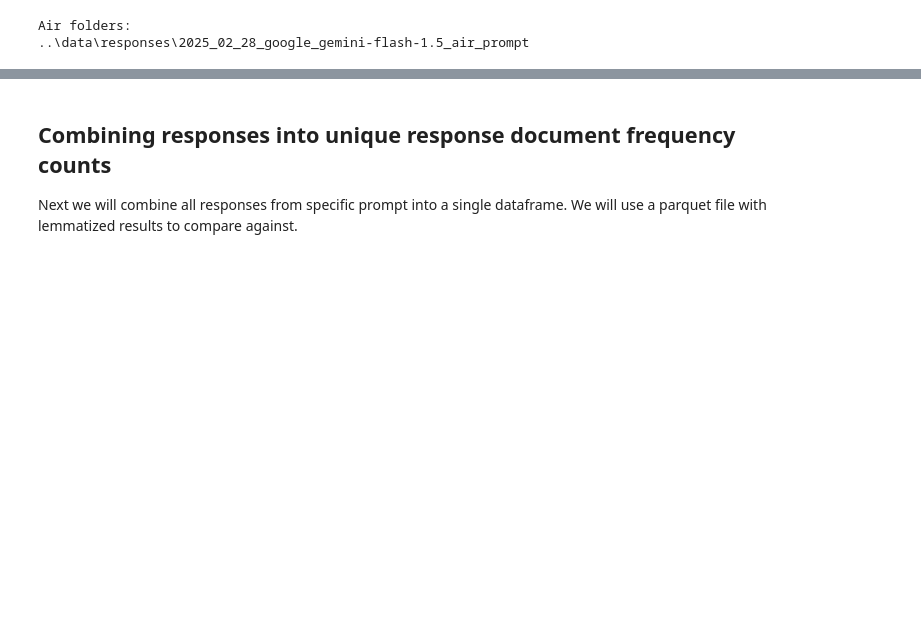
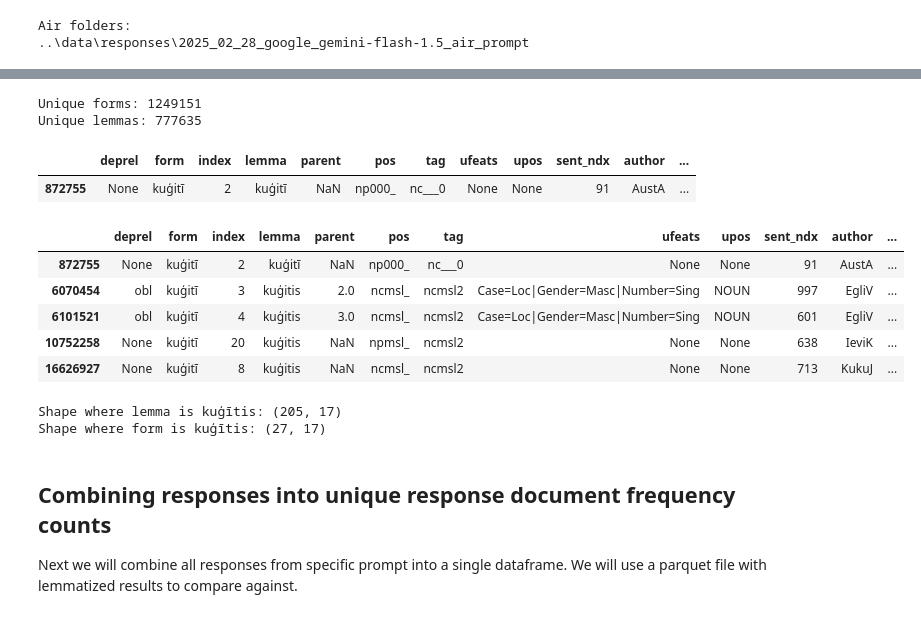
Before and after one commit to ValRCS/lnb_transports, a Jupyter notebook: notebooks/Analyze_Responses.ipynb, the cells around one changed output, grey strips where cells are left out. Drawn from its saved outputs; the diff is of its cells as text; code cells hidden in the pictures; blank space fills up the shorter version.

```diff
--- a/notebooks/Analyze_Responses.ipynb
+++ b/notebooks/Analyze_Responses.ipynb
@@ -404,0 +435,26 @@ create_csv_files(air_files, texts, air_folders, target_folder, save_excel=False)
+# %%
+# how many unique form and how many lemma do we have?
+unique_forms = df["form"].nunique()
+unique_lemmas = df["lemma"].nunique()
+print(f"Unique forms: {unique_forms}")
+print(f"Unique lemmas: {unique_lemmas}")
+# %% [output]
+Unique forms: 1249151
+Unique lemmas: 777635
+# %%
+needle = "kuģitī"
+# print sample of 10 rows where lemma is needle
+df[df["lemma"] == needle].head(10)
+# %% [output]
+|  | deprel | form | index | lemma | parent | pos | tag | ufeats | upos | sent_ndx | author | ... |
+| 872755 | None | kuģitī | 2 | kuģitī | NaN | np000_ | nc___0 | None | None | 91 | AustA | ... |
+# %%
+# how about where form is needle?
+df[df["form"] == needle].head(10)
+# %% [output]
+|  | deprel | form | index | lemma | parent | pos | tag | ufeats | upos | sent_ndx | author | ... |
+| 872755 | None | kuģitī | 2 | kuģitī | NaN | np000_ | nc___0 | None | None | 91 | AustA | ... |
+| 6070454 | obl | kuģitī | 3 | kuģitis | 2.0 | ncmsl_ | ncmsl2 | Case=Loc|Gender=Masc|Number=Sing | NOUN | 997 | EgliV | ... |
+| 6101521 | obl | kuģitī | 4 | kuģitis | 3.0 | ncmsl_ | ncmsl2 | Case=Loc|Gender=Masc|Number=Sing | NOUN | 601 | EgliV | ... |
+| 10752258 | None | kuģitī | 20 | kuģitis | NaN | npmsl_ | ncmsl2 | None | None | 638 | IeviK | ... |
+| 16626927 | None | kuģitī | 8 | kuģitis | NaN | ncmsl_ | ncmsl2 | None | None | 713 | KukuJ | ... |
@@ -405,3 +463,11 @@ create_csv_files(air_files, texts, air_folders, target_folder, save_excel=False)
+# %%
+# let's check the shape of different needle = "kuģītis"
+needle = "kuģītis"
+print(f"Shape where lemma is {needle}: {df[df['lemma'] == needle].shape}")
+print(f"Shape where form is {needle}: {df[df['form'] == needle].shape}")
+# %% [output]
+Shape where lemma is kuģītis: (205, 17)
+Shape where form is kuģītis: (27, 17)
 # %% [markdown]
 ## Combining responses into unique response document frequency counts
 
```
Also changed, not shown: parts of 60 cells of this notebook, 4 other files.
